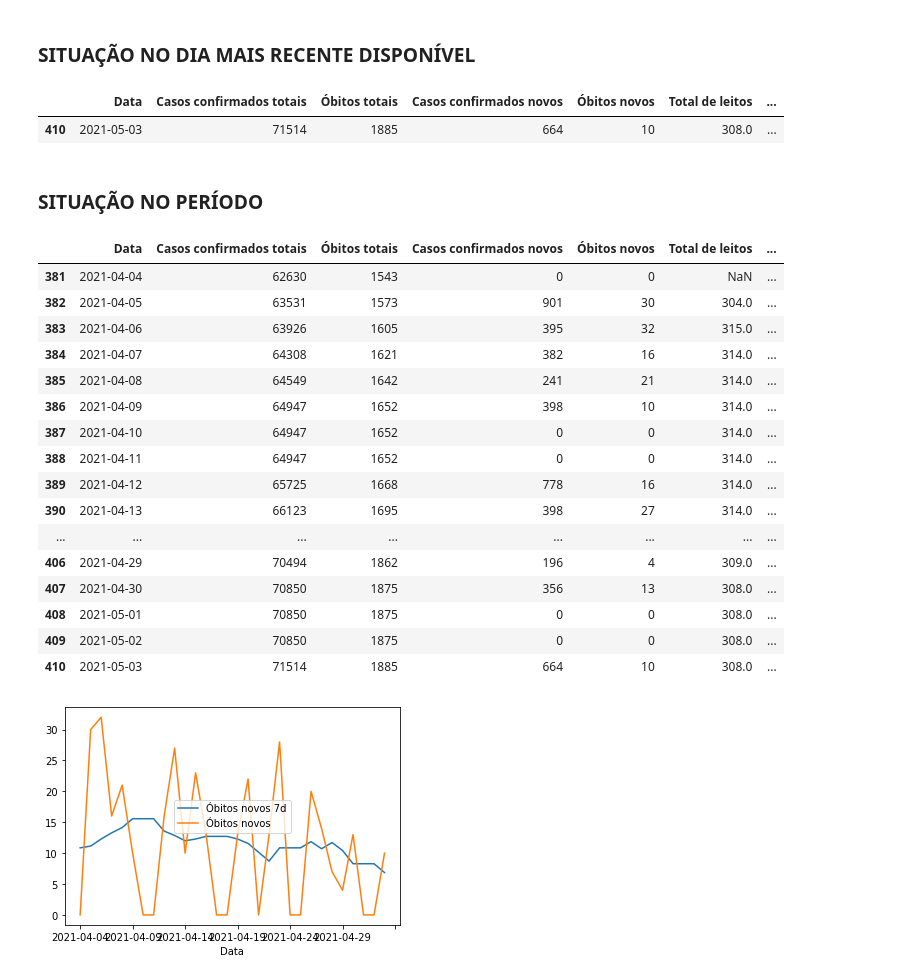
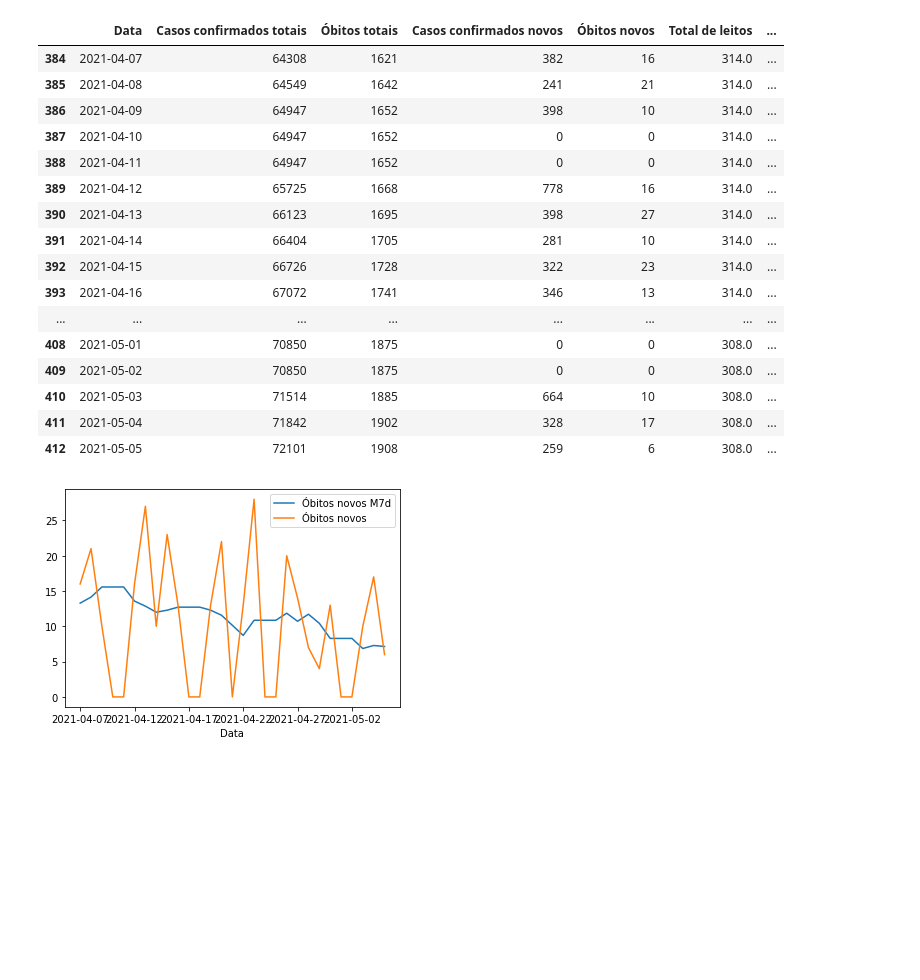
Before and after one commit to samueljoaquim/covid-ribeirao-preto, a Jupyter notebook: Analise Diaria - Ribeirao Preto.ipynb, the cells around one changed output. Saved outputs shown, nothing was run; the diff lists cells and outputs as text; code cells hidden in the pictures; blank space fills up the shorter version.

```diff
--- a/Analise Diaria - Ribeirao Preto.ipynb
+++ b/Analise Diaria - Ribeirao Preto.ipynb
@@ -7,7 +6,0 @@ add_moving_avg(table_consolidated, 'Casos confirmados novos', 7)
-# %% [markdown]
-### SITUAÇÃO NO DIA MAIS RECENTE DISPONÍVEL
-# %%
-table_consolidated[-1:]
-# %% [output]
-|  | Data | Casos confirmados totais | Óbitos totais | Casos confirmados novos | Óbitos novos | Total de leitos | ... |
-| 410 | 2021-05-03 | 71514 | 1885 | 664 | 10 | 308.0 | ... |
@@ -16,12 +7,9 @@ PERIODO_DIAS=30
-# %% [markdown]
-### SITUAÇÃO NO PERÍODO
+# %%
+PERIODO_DIAS=29
 # %%
-table_consolidated[-PERIODO_DIAS:]
+consolidada[-PERIODO_DIAS:]
 # %% [output]
 |  | Data | Casos confirmados totais | Óbitos totais | Casos confirmados novos | Óbitos novos | Total de leitos | ... |
-| 381 | 2021-04-04 | 62630 | 1543 | 0 | 0 | NaN | ... |
-| 382 | 2021-04-05 | 63531 | 1573 | 901 | 30 | 304.0 | ... |
-| 383 | 2021-04-06 | 63926 | 1605 | 395 | 32 | 315.0 | ... |
 | 384 | 2021-04-07 | 64308 | 1621 | 382 | 16 | 314.0 | ... |
 | 385 | 2021-04-08 | 64549 | 1642 | 241 | 21 | 314.0 | ... |
 | 386 | 2021-04-09 | 64947 | 1652 | 398 | 10 | 314.0 | ... |
@@ -29,14 +17,17 @@ table_consolidated[-PERIODO_DIAS:]
 | 388 | 2021-04-11 | 64947 | 1652 | 0 | 0 | 314.0 | ... |
 | 389 | 2021-04-12 | 65725 | 1668 | 778 | 16 | 314.0 | ... |
 | 390 | 2021-04-13 | 66123 | 1695 | 398 | 27 | 314.0 | ... |
+| 391 | 2021-04-14 | 66404 | 1705 | 281 | 10 | 314.0 | ... |
+| 392 | 2021-04-15 | 66726 | 1728 | 322 | 23 | 314.0 | ... |
+| 393 | 2021-04-16 | 67072 | 1741 | 346 | 13 | 314.0 | ... |
 | ... | ... | ... | ... | ... | ... | ... | ... |
-| 406 | 2021-04-29 | 70494 | 1862 | 196 | 4 | 309.0 | ... |
-| 407 | 2021-04-30 | 70850 | 1875 | 356 | 13 | 308.0 | ... |
 | 408 | 2021-05-01 | 70850 | 1875 | 0 | 0 | 308.0 | ... |
 | 409 | 2021-05-02 | 70850 | 1875 | 0 | 0 | 308.0 | ... |
 | 410 | 2021-05-03 | 71514 | 1885 | 664 | 10 | 308.0 | ... |
+| 411 | 2021-05-04 | 71842 | 1902 | 328 | 17 | 308.0 | ... |
+| 412 | 2021-05-05 | 72101 | 1908 | 259 | 6 | 308.0 | ... |
 # %%
-plot_graphic(table_consolidated, PERIODO_DIAS, ['Óbitos novos 7d', 'Óbitos novos'])
+plotar_grafico(consolidada, PERIODO_DIAS, ['Óbitos novos M7d', 'Óbitos novos'])
 # %% [output]
-[figure, old version]
+[figure, new version]
 # %%
```
Also changed, not shown: parts of 6 cells of this notebook, 8 other files.
